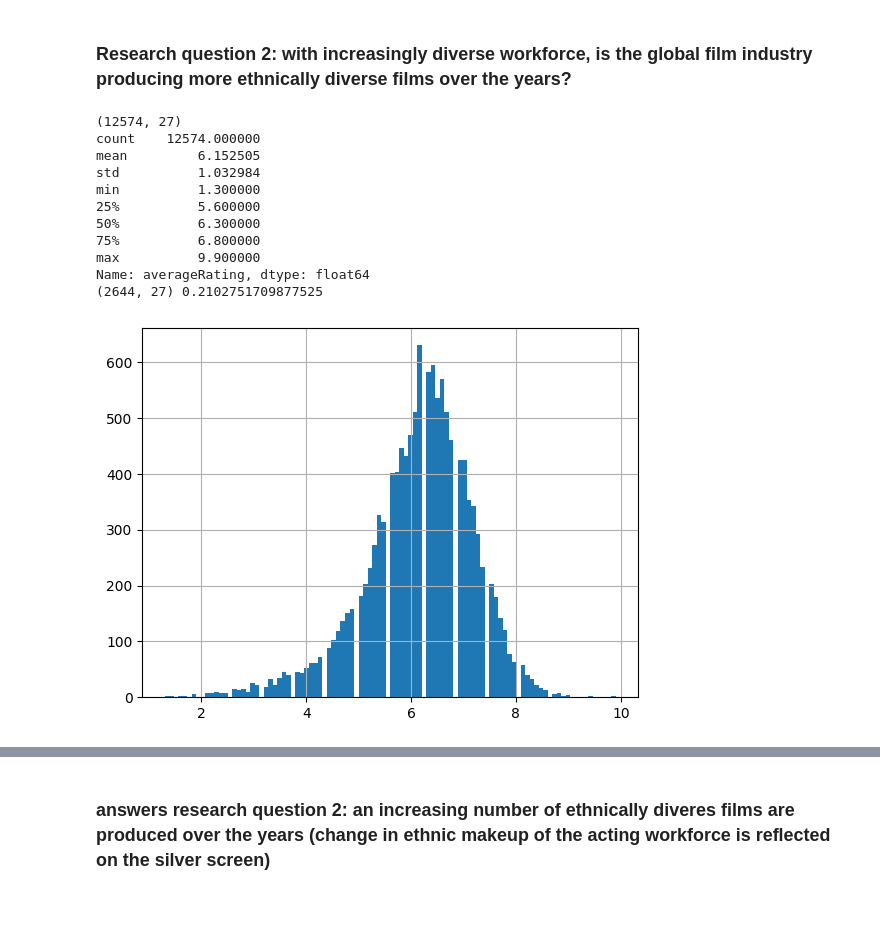
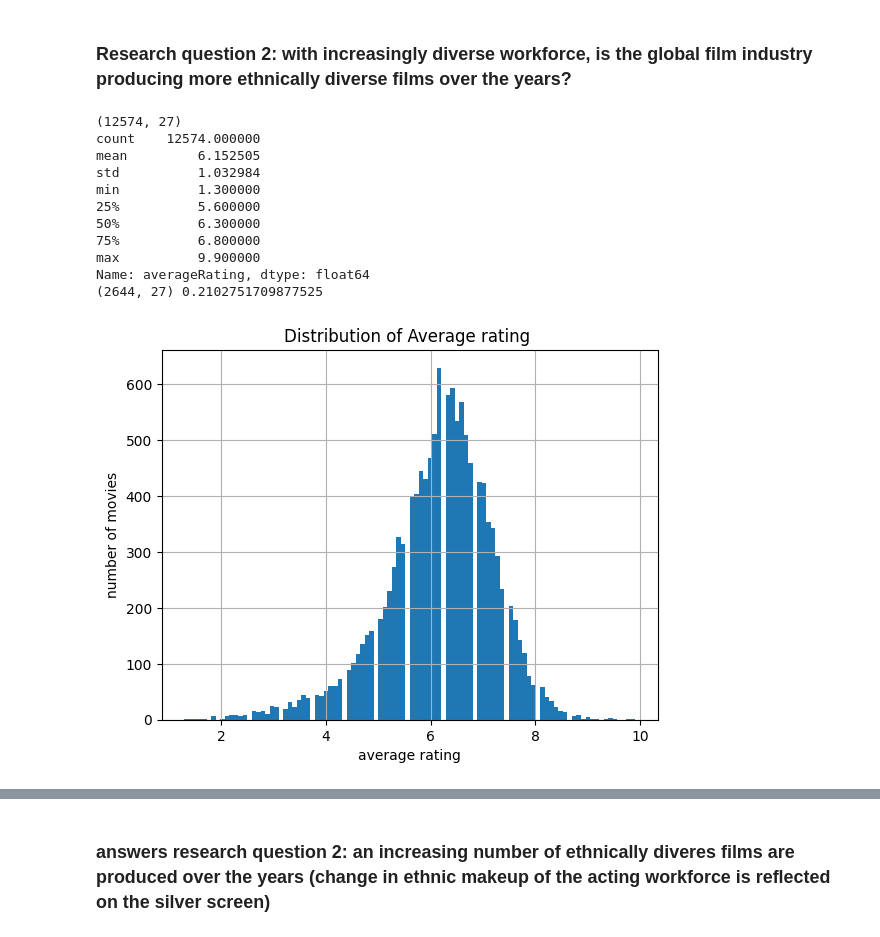
Before and after one commit to epfl-ada/ada-2023-project-zalix, a Jupyter notebook: project_milestone2.ipynb, the cells around one changed output, grey strips where cells are left out. Drawn from its saved outputs; the diff is of its cells as text; code cells hidden in the pictures; blank space fills up the shorter version.

Commit message:
Plot with labels

```diff
--- a/project_milestone2.ipynb
+++ b/project_milestone2.ipynb
@@ -491,33 +490,34 @@ answers research question 1: in the global movie industry, actors are coming fro
 # %%
 ## exploratory data analysis
 # filter dataset to unique movies
 # NOTE: number of movies (with ratings) shrank from 14369 to 12574 after joining with characters
 df_unique_movies = movies_ratings_characters.drop_duplicates(subset=['wikipedia_movie_ID']).reset_index().set_index('wikipedia_movie_ID')
 print(df_unique_movies.shape)
 
 # show distribution of movie ratings
 print(df_unique_movies['averageRating'].describe())
 # roughly normally distributed
-df_unique_movies['averageRating'].hist(bins=100)
+axes = df_unique_movies['averageRating'].hist(bins=100)
+axes.set(xlabel = "average rating",ylabel="number of movies",title="Distribution of Average rating ")
 
 high_ratings_movies = df_unique_movies[df_unique_movies['averageRating'] >= 7.0]
 # 21.03% are high-rating films
 print(high_ratings_movies.shape, high_ratings_movies.shape[0]/df_unique_movies.shape[0])
 
 # NOTE: hereafter define good films as films with IMDB rating >= 7.0
 # %% [output]
 (12574, 27)
 count    12574.000000
 mean         6.152505
 std          1.032984
 min          1.300000
 25%          5.600000
 50%          6.300000
 75%          6.800000
 max          9.900000
 Name: averageRating, dtype: float64
 (2644, 27) 0.2102751709877525
-[figure, old version]
+[figure, new version]
 # %%
 # calculate number of ethnicities per film
 # NOTE: missing values in ethnicity column are ignored
```
Also changed, not shown: parts of 6 cells of this notebook.
